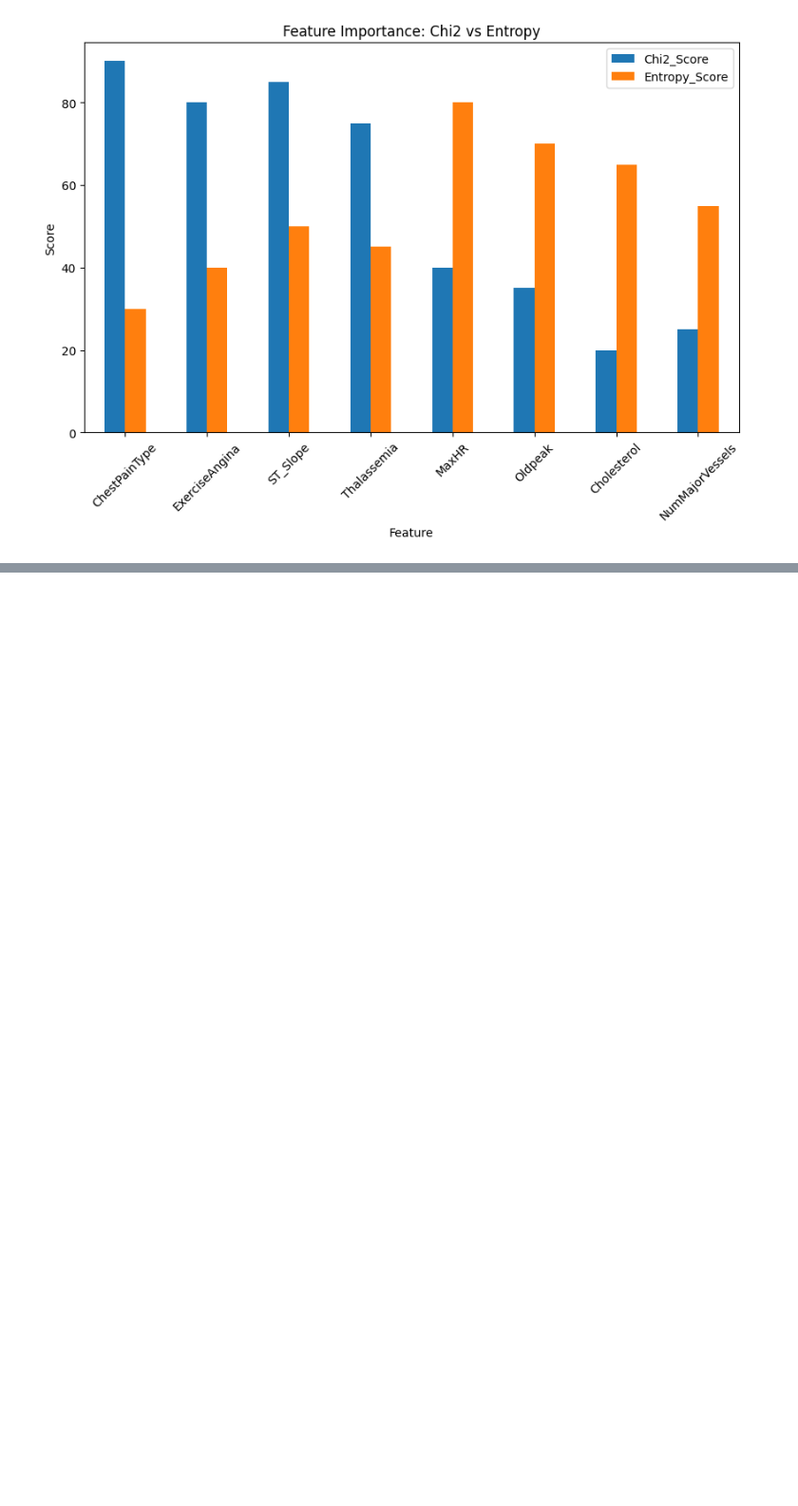
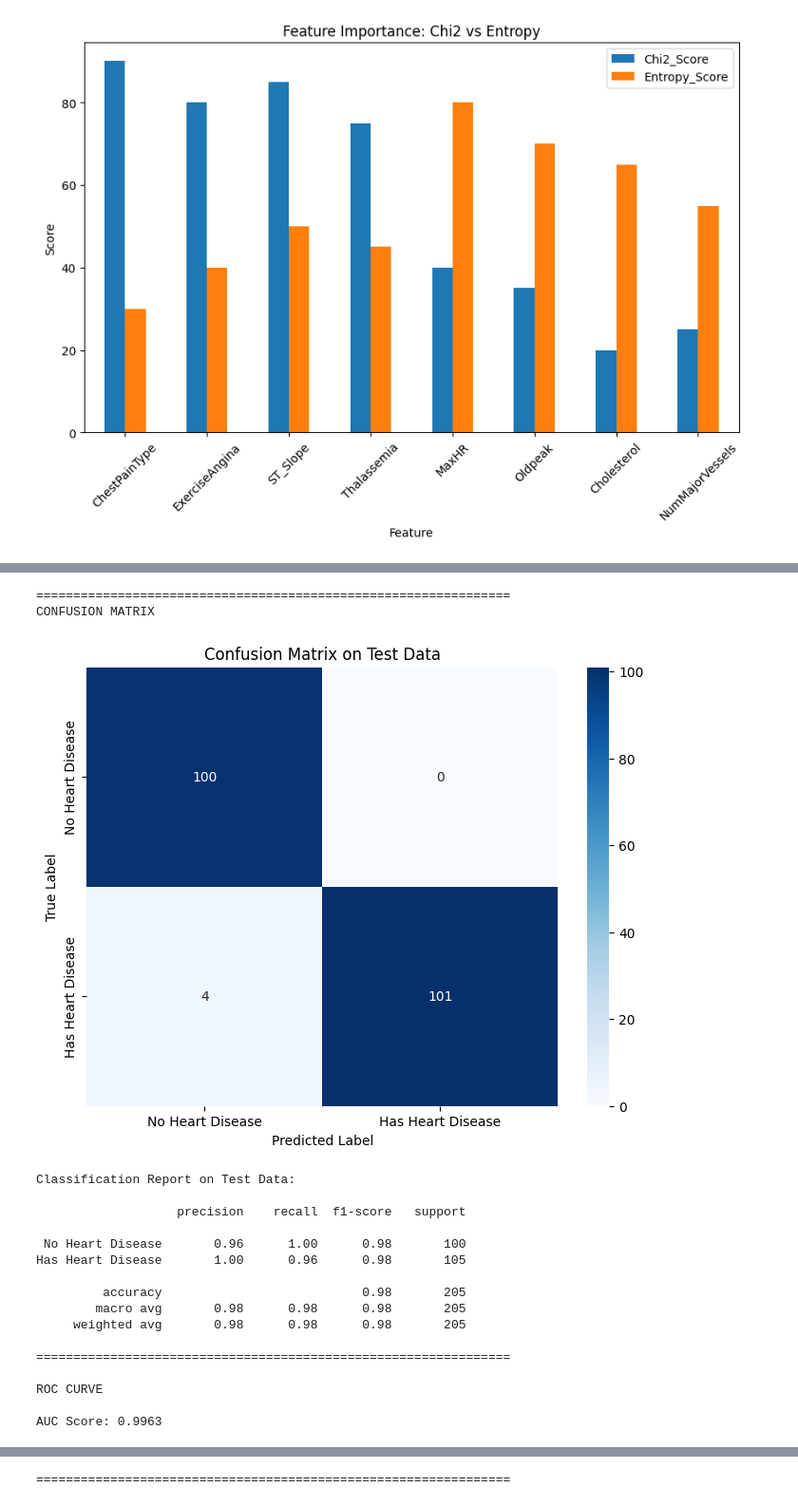
Before and after one commit to Shri-AI-ML/Heart-Disease-Prediction, a Jupyter notebook: main.ipynb, the cells around one changed output, grey strips where cells are left out. Shown at 95% size. Saved outputs shown, nothing was run; the diff lists cells and outputs as text; code cells hidden in the pictures; blank space fills up the shorter version.

Commit message:
added ROC curve and Confusion Matrix

```diff
--- a/main.ipynb
+++ b/main.ipynb
@@ -472,3 +472,79 @@ XGBoost:
  Accuracy= 0.9707
   Precision = 1.0000
   Recall = 0.9429
+# %%
+from sklearn.metrics import confusion_matrix, roc_curve, roc_auc_score, classification_report
+
+# --- Since RF was your best model, we create and train it one last time ---
+# We use the unscaled data as per your original loop for Random Forest
+rf_model = RandomForestClassifier(random_state=42) # Use random_state for reproducibility
+rf_model.fit(X_train, y_train)
+
+# --- Now, evaluate the final model on the unseen TEST data ---
+y_pred_test = rf_model.predict(X_test)
+y_pred_proba_test = rf_model.predict_proba(X_test)[:, 1] # Probabilities for ROC curve
+
+# 1. CONFUSION MATRIX
+# --------------------
+print("================================================================")
+print("CONFUSION MATRIX\n")
+
+cm = confusion_matrix(y_test, y_pred_test)
+
+plt.figure(figsize=(8, 6))
+sns.heatmap(cm, annot=True, fmt='d', cmap='Blues',
+            xticklabels=['No Heart Disease', 'Has Heart Disease'],
+            yticklabels=['No Heart Disease', 'Has Heart Disease'])
+plt.xlabel('Predicted Label')
+plt.ylabel('True Label')
+plt.title('Confusion Matrix on Test Data')
+plt.show()
+
+# You can also print the classification report for more details
+print("\nClassification Report on Test Data:\n")
+print(classification_report(y_test, y_pred_test, target_names=['No Heart Disease', 'Has Heart Disease']))
+print("================================================================")
+
+
+# 2. ROC CURVE
+# -------------
+print("\nROC CURVE\n")
+
+# Calculate ROC curve points
+fpr, tpr, thresholds = roc_curve(y_test, y_pred_proba_test)
+
+# Calculate AUC
+auc = roc_auc_score(y_test, y_pred_proba_test)
+print(f'AUC Score: {auc:.4f}')
+
+# Plot ROC curve
+plt.figure(figsize=(8, 6))
+plt.plot(fpr, tpr, color='orange', label=f'ROC curve (AUC = {auc:.2f})')
+plt.plot([0, 1], [0, 1], color='darkblue', linestyle='--', label='Random Guessing')
+plt.xlabel('False Positive Rate (FPR)')
+plt.ylabel('True Positive Rate (TPR)')
+plt.title('Receiver Operating Characteristic (ROC) Curve')
+plt.legend()
+plt.grid()
+plt.show()
+print("================================================================")
+# %% [output]
+================================================================
+CONFUSION MATRIX
+[figure, added]
+Classification Report on Test Data:
+
+                   precision    recall  f1-score   support
+
+ No Heart Disease       0.96      1.00      0.98       100
+Has Heart Disease       1.00      0.96      0.98       105
+
+         accuracy                           0.98       205
+        macro avg       0.98      0.98      0.98       205
+     weighted avg       0.98      0.98      0.98       205
+
+================================================================
+
+ROC CURVE
+
+AUC Score: 0.9963
@@ -475,3 +552,4 @@ XGBoost:
+================================================================
 # %%
 import pandas as pd
 import numpy as np
```
Also changed, not shown: parts of 4 cells of this notebook, 1 other file.
